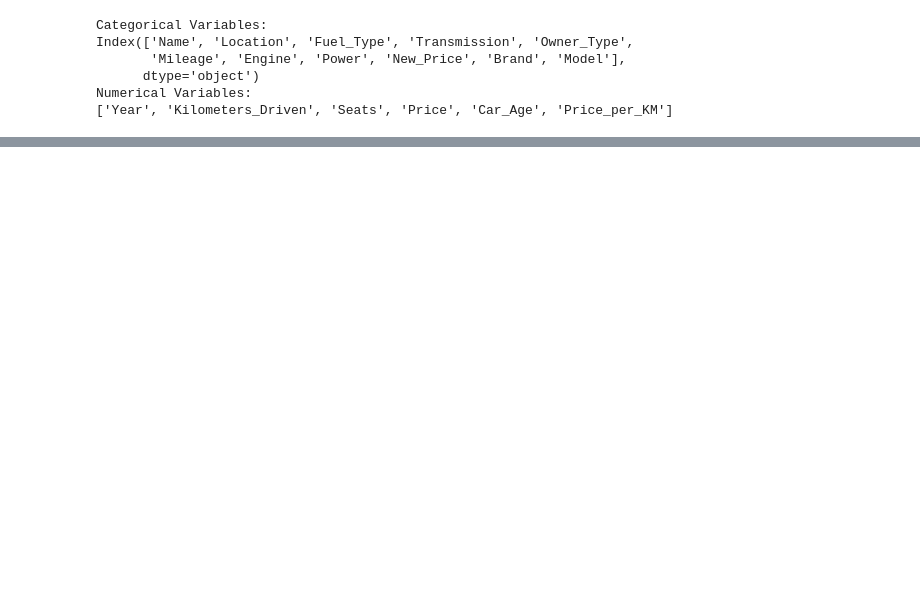
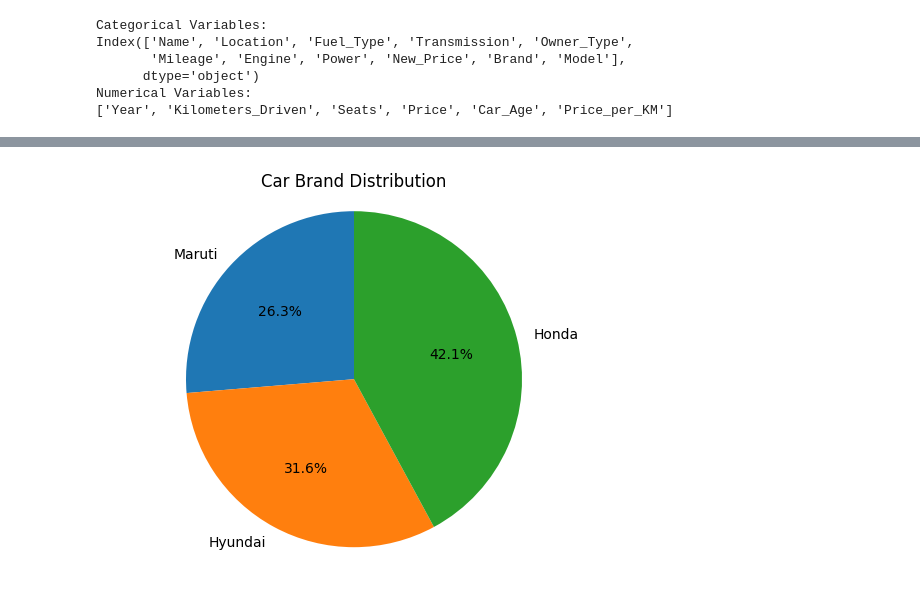
Before and after one commit to JayshriBorude/Machine-Learning-Lab, a Jupyter notebook: Assignment 1/ML Assignment1.ipynb, the cells around one changed output, grey strips where cells are left out. Saved outputs shown, nothing was run; the diff lists cells and outputs as text; code cells hidden in the pictures; blank space fills up the shorter version.

```diff
--- a/Assignment 1/ML Assignment1.ipynb
+++ b/Assignment 1/ML Assignment1.ipynb
@@ -240,0 +256,12 @@ Numerical Variables:
+# %%
+import matplotlib.pyplot as plt
+
+car_brand = ["Maruti", "Hyundai", "Honda"]
+count = [25, 30, 40, ]
+
+plt.pie(count, labels=car_brand, autopct='%1.1f%%', startangle=90)
+plt.title("Car Brand Distribution")
+plt.axis('equal')
+plt.show()
+# %% [output]
+[figure, added]
```
Also changed, not shown: parts of 3 cells of this notebook.
